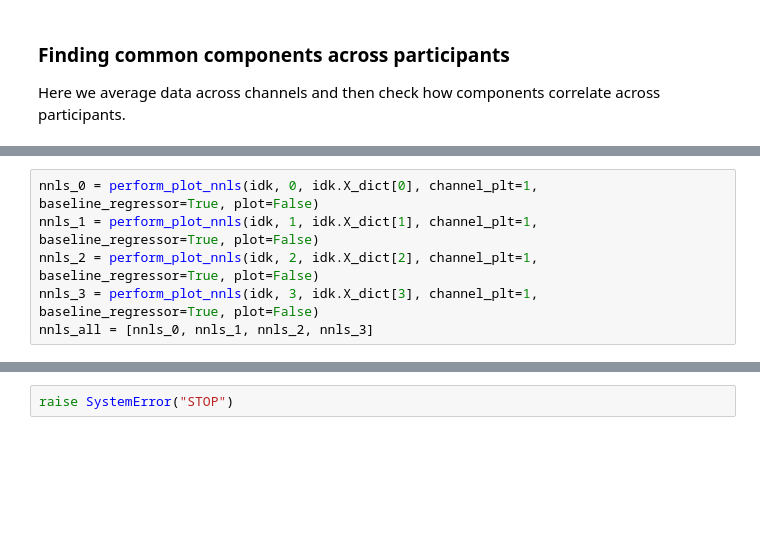
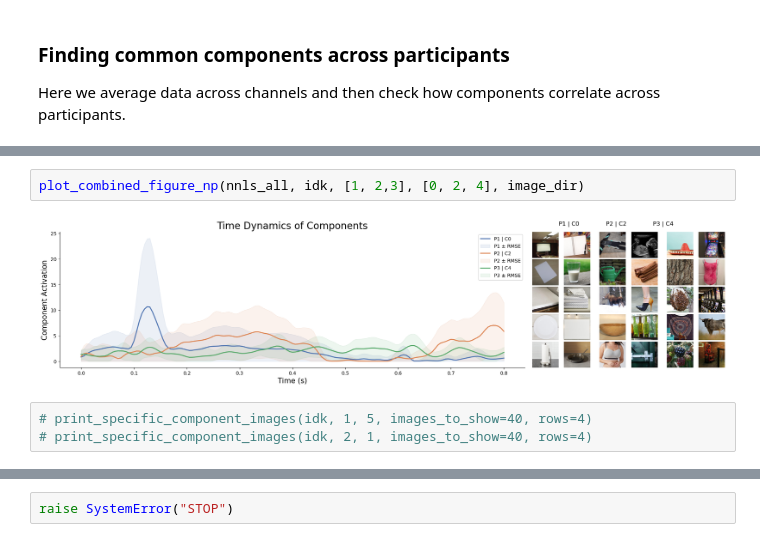
Before and after one commit to AtharvSuryawanshi/Neural-Representations-using-Things-Database, a Jupyter notebook: notebooks/NMF_meg10.ipynb, the cells around one changed output, grey strips where cells are left out. Cells and saved outputs as stored; diff of their text form; blank space fills up the shorter version.

```diff
--- a/notebooks/NMF_meg10.ipynb
+++ b/notebooks/NMF_meg10.ipynb
@@ -1063,9 +1118,10 @@ def max_corr_components(participant1, participant2):
     plt.tight_layout()
     plt.show()
     return unique_pairs, corr_matrix
-# %%
-nnls_0 = perform_plot_nnls(idk, 0, idk.X_dict[0], channel_plt=1, baseline_regressor=True, plot=False)
-nnls_1 = perform_plot_nnls(idk, 1, idk.X_dict[1], channel_plt=1, baseline_regressor=True, plot=False)
-nnls_2 = perform_plot_nnls(idk, 2, idk.X_dict[2], channel_plt=1, baseline_regressor=True, plot=False)
-nnls_3 = perform_plot_nnls(idk, 3, idk.X_dict[3], channel_plt=1, baseline_regressor=True, plot=False)
-nnls_all = [nnls_0, nnls_1, nnls_2, nnls_3]
+# %%
+plot_combined_figure_np(nnls_all, idk, [1, 2,3], [0, 2, 4], image_dir)
+# %% [output]
+[figure, added]
+# %%
+# print_specific_component_images(idk, 1, 5, images_to_show=40, rows=4)
+# print_specific_component_images(idk, 2, 1, images_to_show=40, rows=4)
```
Also changed, not shown: parts of 9 cells of this notebook.
